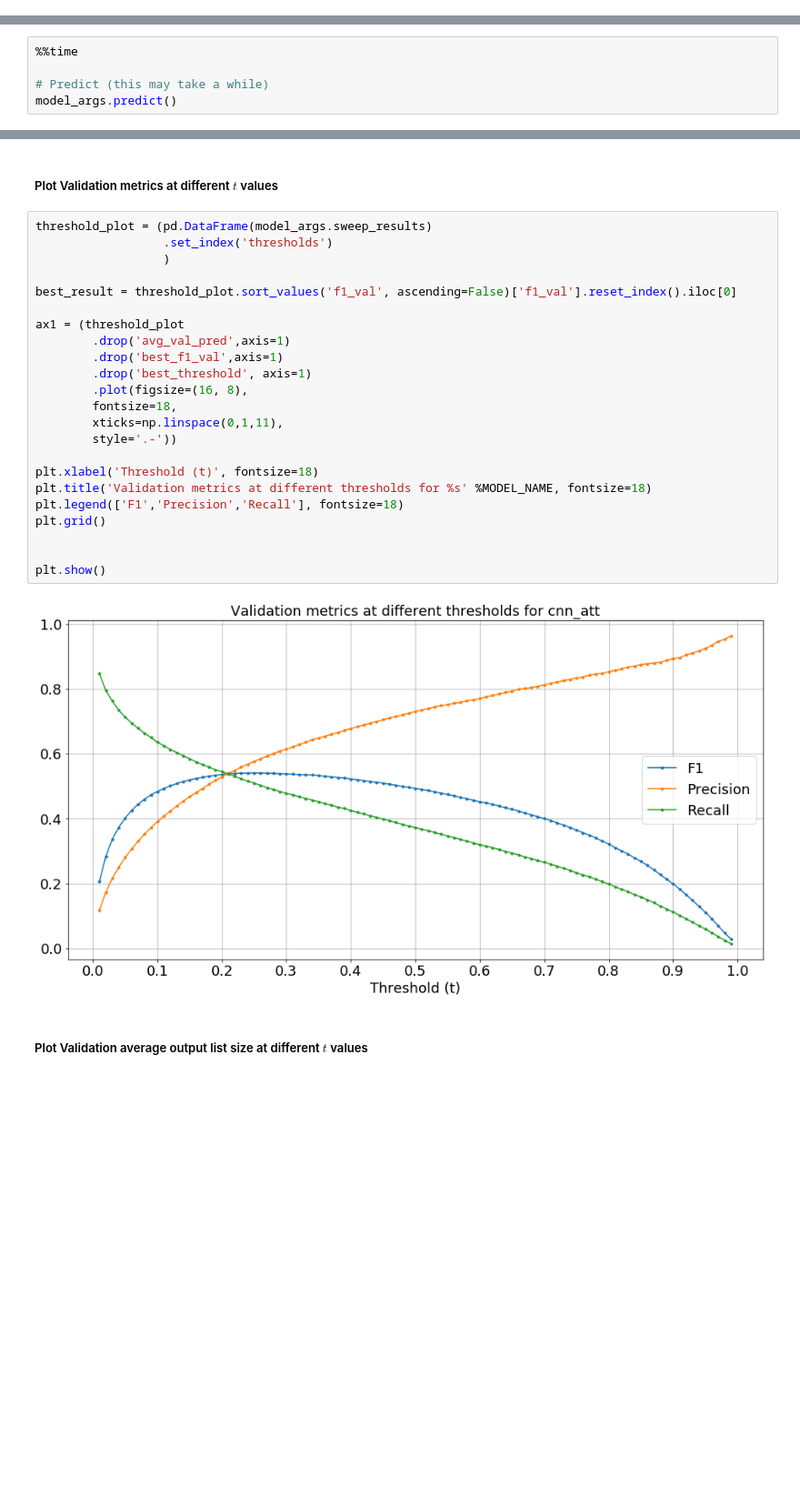
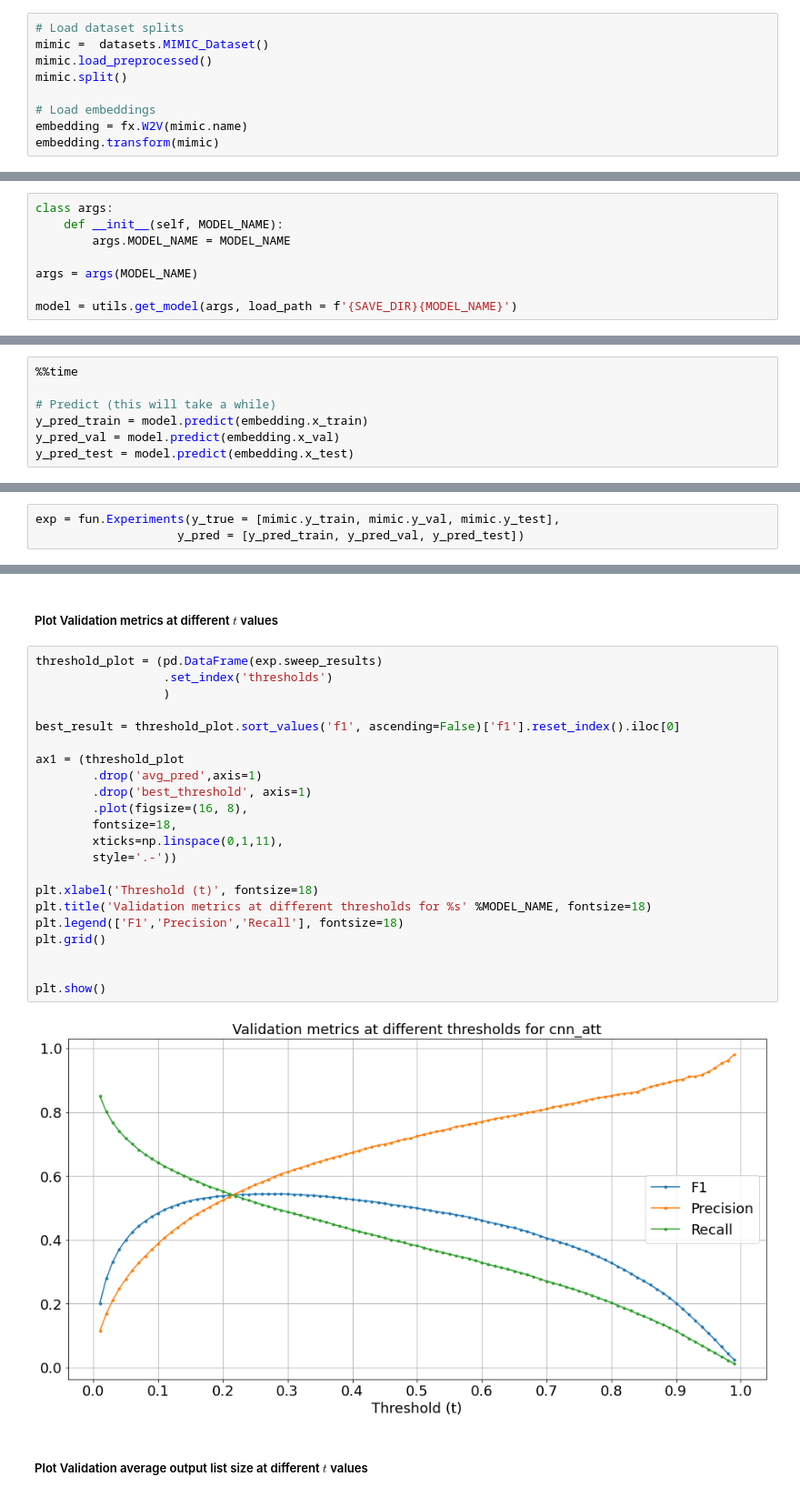
Before and after one commit to 3778/icd-prediction-mimic, a Jupyter notebook: notebooks/MIMIC_analyze_predictions.ipynb, the cells around one changed output, grey strips where cells are left out. Shown at 91% size. Drawn from its saved outputs; the diff is of its cells as text; blank space fills up the shorter version.

```diff
--- a/notebooks/MIMIC_analyze_predictions.ipynb
+++ b/notebooks/MIMIC_analyze_predictions.ipynb
@@ -67,0 +35,9 @@ model_args.model = utils.load_model_custom(model_args, wv_embedding_matrix, args
+# %%
+# Load dataset splits
+mimic =  datasets.MIMIC_Dataset()
+mimic.load_preprocessed()
+mimic.split()
+
+# Load embeddings
+embedding = fx.W2V(mimic.name)
+embedding.transform(mimic)
@@ -68,8 +49,18 @@ model_args.model = utils.load_model_custom(model_args, wv_embedding_matrix, args
+# %%
+class args:
+    def __init__(self, MODEL_NAME):
+        args.MODEL_NAME = MODEL_NAME
+
+args = args(MODEL_NAME)
+
+model = utils.get_model(args, load_path = f'{SAVE_DIR}{MODEL_NAME}')
 # %% [markdown]
 ##### Compute predictions
 # %%
 %%time
 
-# Predict (this may take a while)
-model_args.predict()
+# Predict (this will take a while)
+y_pred_train = model.predict(embedding.x_train)
+y_pred_val = model.predict(embedding.x_val)
+y_pred_test = model.predict(embedding.x_test)
 # %% [output]
@@ -77,0 +71,3 @@ Wall time: 9min 38s
+# %%
+exp = fun.Experiments(y_true = [mimic.y_train, mimic.y_val, mimic.y_test],
+                    y_pred = [y_pred_train, y_pred_val, y_pred_test])
@@ -100,30 +101,29 @@ F1                      Precision               Recall
 # %% [markdown]
 ##### Plot Validation metrics at different $t$ values
 # %%
-threshold_plot = (pd.DataFrame(model_args.sweep_results)
+threshold_plot = (pd.DataFrame(exp.sweep_results)
                   .set_index('thresholds')
                   )
 
-best_result = threshold_plot.sort_values('f1_val', ascending=False)['f1_val'].reset_index().iloc[0]
+best_result = threshold_plot.sort_values('f1', ascending=False)['f1'].reset_index().iloc[0]
 
 ax1 = (threshold_plot
-        .drop('avg_val_pred',axis=1)
-        .drop('best_f1_val',axis=1)
+        .drop('avg_pred',axis=1)
         .drop('best_threshold', axis=1)
         .plot(figsize=(16, 8),
         fontsize=18,
         xticks=np.linspace(0,1,11),
         style='.-'))
 
 plt.xlabel('Threshold (t)', fontsize=18)
 plt.title('Validation metrics at different thresholds for %s' %MODEL_NAME, fontsize=18)
 plt.legend(['F1','Precision','Recall'], fontsize=18)
 plt.grid()
 
 
 plt.show()
 # %% [output]
-[figure, old version]
+[figure, new version]
 # %% [markdown]
 ##### Plot Validation average output list size at different $t$ values
 # %%
```
Also changed, not shown: parts of 18 cells of this notebook, 1 other file.
